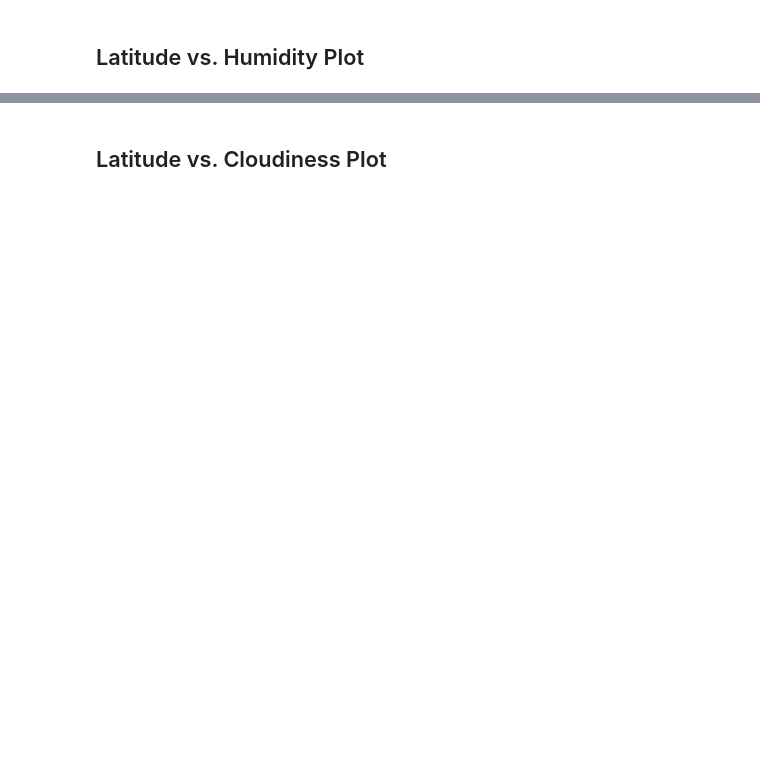
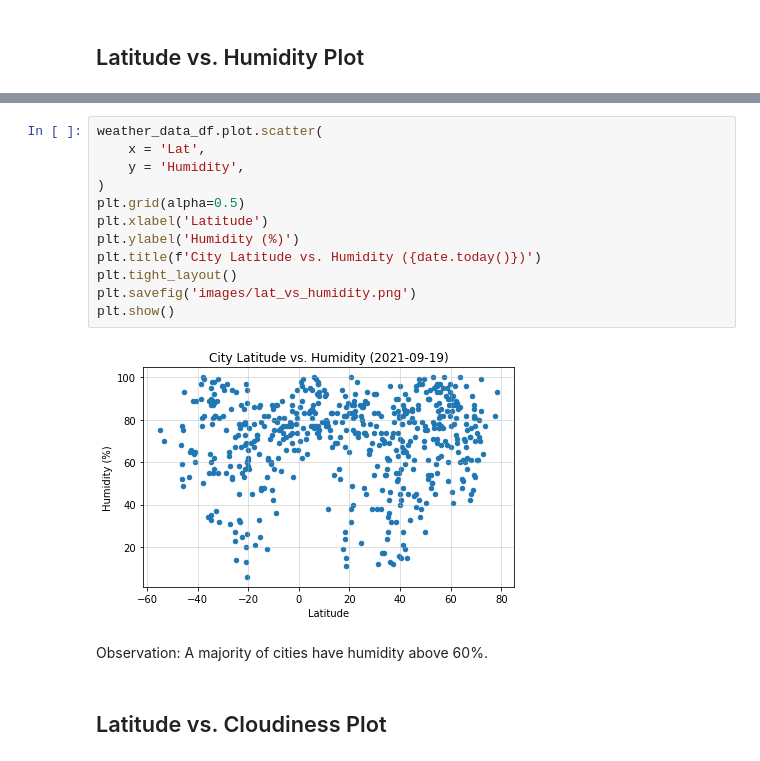
Before and after one commit to dkletter/python-api-challenge, a Jupyter notebook: weather_py.ipynb, the cells around one changed output, grey strips where cells are left out. Cells and saved outputs as stored; diff of their text form; blank space fills up the shorter version.

```diff
--- a/weather_py.ipynb
+++ b/weather_py.ipynb
@@ -141,2 +202,18 @@ Int64Index([], dtype='int64')
+# %%
+weather_data_df.plot.scatter(
+    x = 'Lat',
+    y = 'Humidity',
+)
+plt.grid(alpha=0.5)
+plt.xlabel('Latitude')
+plt.ylabel('Humidity (%)')
+plt.title(f'City Latitude vs. Humidity ({date.today()})')
+plt.tight_layout()
+plt.savefig('images/lat_vs_humidity.png')
+plt.show()
+# %% [output]
+[figure, added]
+# %% [markdown]
+Observation: A majority of cities have humidity above 60%.
 # %% [markdown]
 ## Latitude vs. Cloudiness Plot
```
Also changed, not shown: parts of 49 cells of this notebook, 13 other files.
